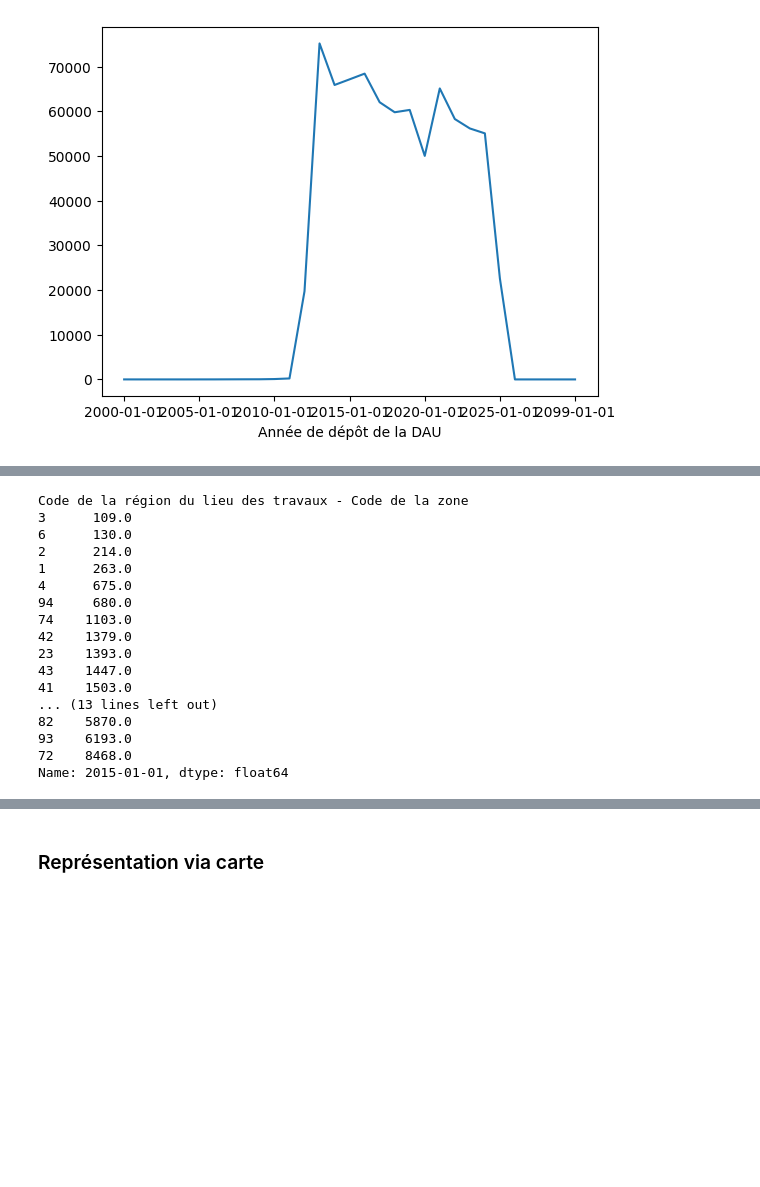
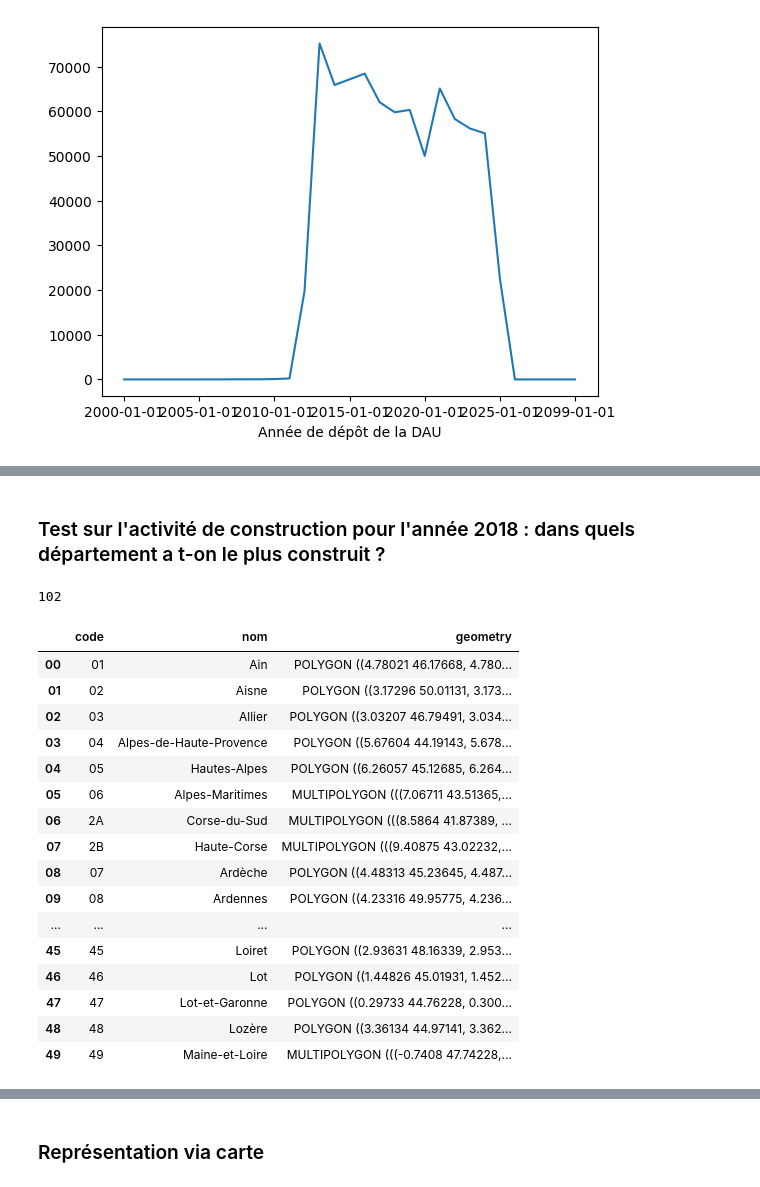
Before and after one commit to m-ligeret/price-signals-construction-activity, a Jupyter notebook: processing_constr_nonresid.ipynb, the cells around one changed output, grey strips where cells are left out. Cells and saved outputs as stored; diff of their text form; code cells hidden in the pictures; blank space fills up the shorter version.

```diff
--- a/processing_constr_nonresid.ipynb
+++ b/processing_constr_nonresid.ipynb
@@ -334,21 +329,34 @@ plt.hist(df["Date"], bins=40)    # Histogramme
+# %% [markdown]
+### Test sur l'activité de construction pour l'année 2018 : dans quels département a t-on le plus construit ?
 # %%
-activity_per_department = df.groupby(["Code de la région du lieu des travaux - Code de la zone", "Année de dépôt de la DAU"]).size().unstack(1).sort_index()
+activity_per_department = df.groupby(["Code du département du lieu des travaux - Code de la zone", "Année de dépôt de la DAU"]).size().unstack(1).sort_index()
 activity_per_department["2015-01-01"].sort_values()
+
+activity_per_department = df.groupby(["Code du département du lieu des travaux - Code de la zone", "Année de dépôt de la DAU"]).size().unstack(1).sort_index()
+construction_activity2015 = activity_per_department["2018-01-01"].sort_values().reset_index()
+
+deps = gpd.read_file("https://raw.githubusercontent.com/gregoiredavid/france-geojson/master/departements.geojson")
+construction_activity2015["Code du département du lieu des travaux - Code de la zone"].nunique()
 # %% [output]
-Code de la région du lieu des travaux - Code de la zone
-3      109.0
-6      130.0
-2      214.0
-1      263.0
-4      675.0
-94     680.0
-74    1103.0
-42    1379.0
-23    1393.0
-43    1447.0
-41    1503.0
-... (13 lines left out)
-82    5870.0
-93    6193.0
-72    8468.0
-Name: 2015-01-01, dtype: float64
+102
+# %%
+deps.index = deps.index.astype(str).str.zfill(2)
+deps.head(50)
+# %% [output]
+|  | code | nom | geometry |
+| 00 | 01 | Ain | POLYGON ((4.78021 46.17668, 4.780... |
+| 01 | 02 | Aisne | POLYGON ((3.17296 50.01131, 3.173... |
+| 02 | 03 | Allier | POLYGON ((3.03207 46.79491, 3.034... |
+| 03 | 04 | Alpes-de-Haute-Provence | POLYGON ((5.67604 44.19143, 5.678... |
+| 04 | 05 | Hautes-Alpes | POLYGON ((6.26057 45.12685, 6.264... |
+| 05 | 06 | Alpes-Maritimes | MULTIPOLYGON (((7.06711 43.51365,... |
+| 06 | 2A | Corse-du-Sud | MULTIPOLYGON (((8.5864 41.87389, ... |
+| 07 | 2B | Haute-Corse | MULTIPOLYGON (((9.40875 43.02232,... |
+| 08 | 07 | Ardèche | POLYGON ((4.48313 45.23645, 4.487... |
+| 09 | 08 | Ardennes | POLYGON ((4.23316 49.95775, 4.236... |
+| ... | ... | ... | ... |
+| 45 | 45 | Loiret | POLYGON ((2.93631 48.16339, 2.953... |
+| 46 | 46 | Lot | POLYGON ((1.44826 45.01931, 1.452... |
+| 47 | 47 | Lot-et-Garonne | POLYGON ((0.29733 44.76228, 0.300... |
+| 48 | 48 | Lozère | POLYGON ((3.36134 44.97141, 3.362... |
+| 49 | 49 | Maine-et-Loire | MULTIPOLYGON (((-0.7408 47.74228,... |
```
Also changed, not shown: parts of 16 cells of this notebook.
